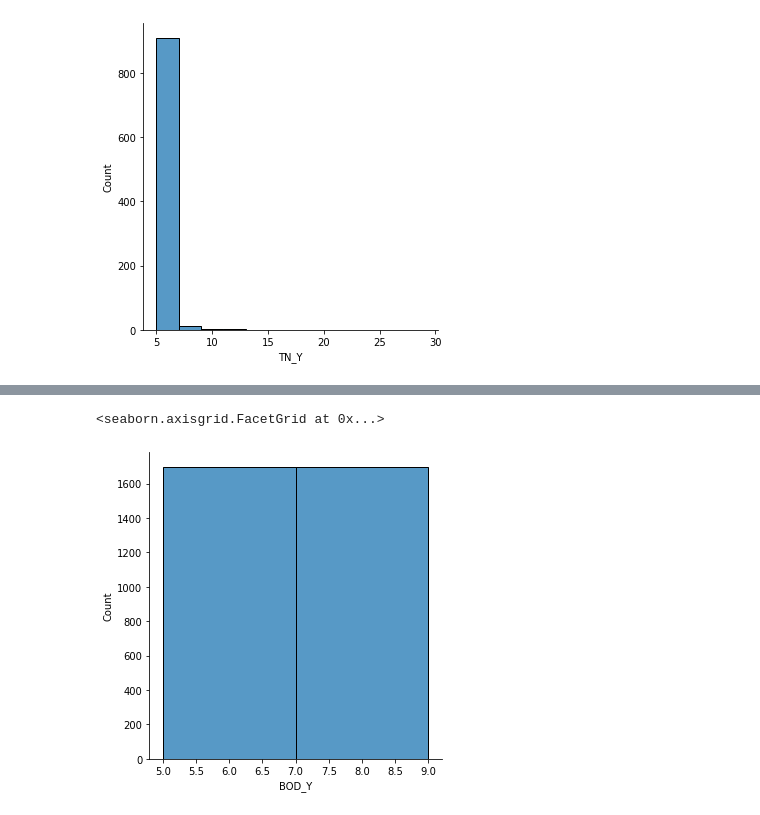
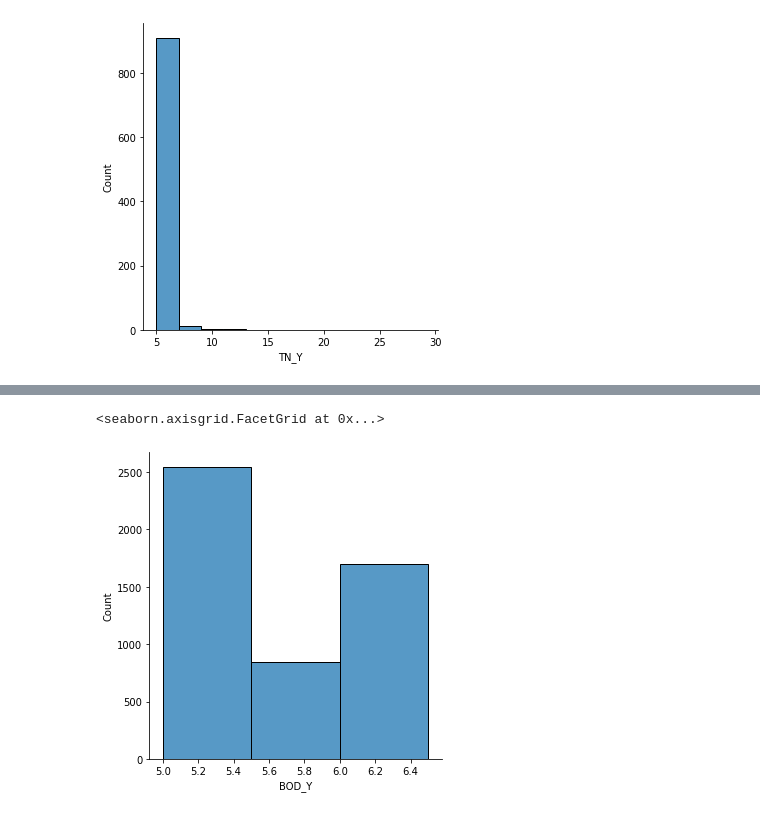
Before and after one commit to Hisan-007/element_quantity_predictor, a Jupyter notebook: model.ipynb, the cells around one changed output, grey strips where cells are left out. Cells and saved outputs as stored; diff of their text form; code cells hidden in the pictures.

Commit message:
added another class to clean the data and oversample it

```diff
--- a/model.ipynb
+++ b/model.ipynb
@@ -255,6 +179,0 @@ sns.displot(y, x = "BOD_Y", binwidth=2) # DATA IS HIGHLY IMBALANCED
-# %%
-ind = y["BOD_Y"]<=8
-x = x[ind]
-y = y[ind]
-display(x)
-display(y)
@@ -288,2 +180,34 @@ display(y)
+# %%
+class DataCleaner():
+    def __init__(self, df):
+        self.df = df
+        self.rem_dup()
+        self.rem_nan()
+        self.rem_low()
+
+    def rem_dup(self):
+        x = self.df.drop("BOD_Y", axis = 1, inplace = False)
+        y = pd.DataFrame(self.df["BOD_Y"])
+        self.x = x
+        self.y = y
+    def rem_nan(self):
+        ind = self.y['BOD_Y'].notna()
+        self.x = self.x[ind]*10
+        self.y = self.y[ind]*10
+
+    def rem_low(self):
+        s=self.y['BOD_Y'].value_counts().gt(4)
+        ind = self.y['BOD_Y'].isin(s[s].index)
+
+        self.x = self.x[ind]
+        self.y = self.y[ind]
+        self.x = self.x.fillna(0)
+# %%
+dc = DataCleaner(df1)
+dc.y['BOD_Y'].value_counts()
+x = dc.x
+y = dc.y
 # %%
 xr, yr = SMOTE(k_neighbors=3).fit_resample(x, y)
+xr = xr/10
+yr = yr/10
@@ -306,5 +226,5 @@ yr
 # %%
-sns.displot(yr, x = "BOD_Y", binwidth=2) # DATA IS HIGHLY IMBALANCED
+sns.displot(yr, x = "BOD_Y", binwidth=0.5) # DATA IS HIGHLY IMBALANCED
 # %% [output]
 <seaborn.axisgrid.FacetGrid at 0x...>
-[figure, old version]
+[figure, new version]
```
Also changed, not shown: parts of 10 cells of this notebook.
